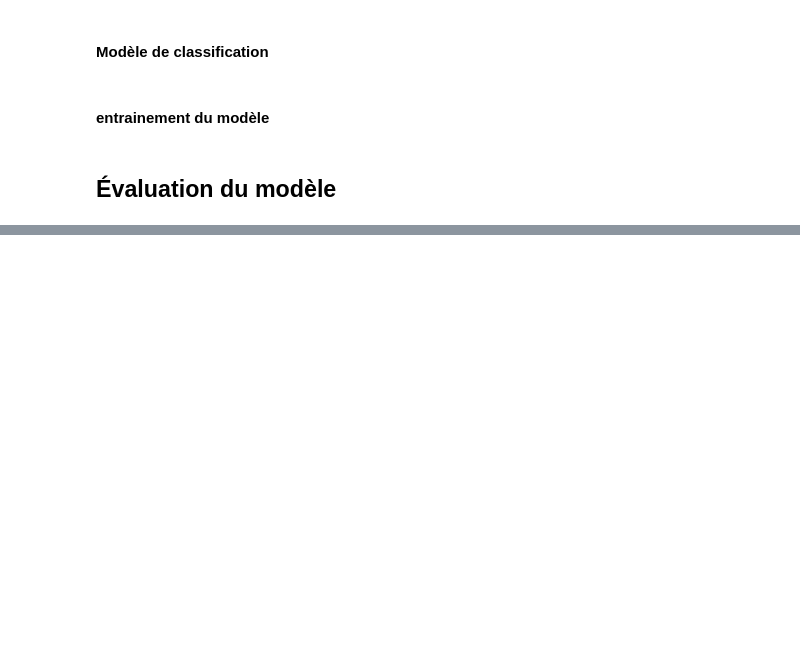
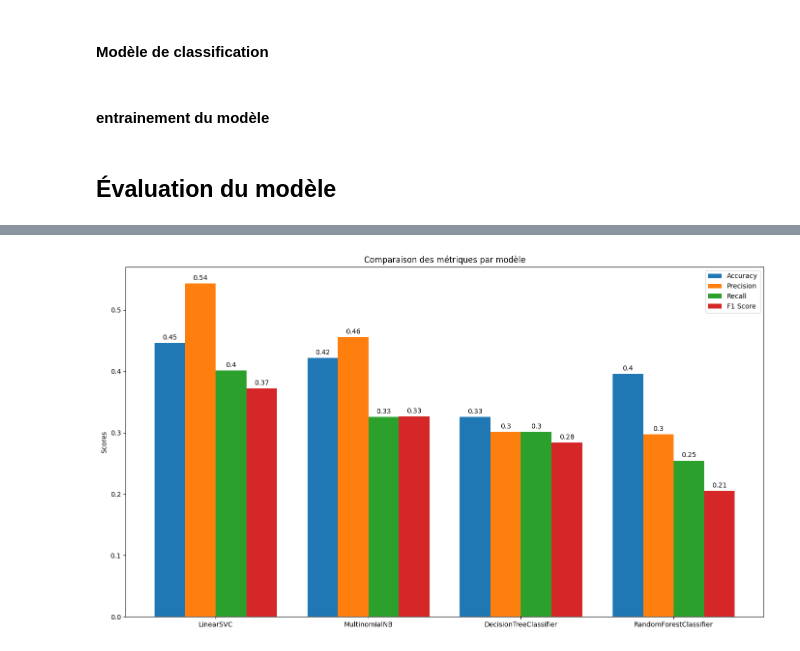
Before and after one commit to mdjamina/machine_learning, a Jupyter notebook: notebook/deft09_parlement.ipynb, the cells around one changed output, grey strips where cells are left out. Drawn from its saved outputs; the diff is of its cells as text; code cells hidden in the pictures; blank space fills up the shorter version.

```diff
--- a/notebook/deft09_parlement.ipynb
+++ b/notebook/deft09_parlement.ipynb
@@ -214,5 +220,4 @@ y_train[:5]
 # %% [output]
 array(['Verts-ALE', 'PPE-DE', 'Verts-ALE', 'PSE', 'PSE'], dtype=object)
 # %%
-x_train = data_train['text'].to_numpy()
-x_train[:5]
+x_train = data_train['text'].apply(lambda x: lemmatization(x)).to_numpy()
@@ -252,7 +263,7 @@ models = ((title,clf.fit(x_train, y_train)) for title,clf in pipelines.items())
 
 # Sauvegarder les modèles
 from joblib import dump, load
-for title, model in models:
+for title, model in models.items():
     dump(model, f'{title}.joblib')
 # %% [markdown]
 ## Évaluation du modèle
@@ -262,7 +273,7 @@ y_test = data_ref['parti'].to_numpy()
 # %%
 from sklearn import metrics
 
-for title, model in models:
+for title, model in models.items():
     predictions = model.predict(x_test)
     print(title)
     print(metrics.classification_report(y_test, predictions, output_dict=False))
@@ -312,0 +325,69 @@ plt.show()
+# %%
+from sklearn import metrics
+import matplotlib.pyplot as plt
+
+
+# Initialisation d'un dictionnaire pour stocker les métriques pour chaque modèle
+model_metrics = {}
+
+# Calcul des métriques pour chaque modèle
+for title, model in models.items():
+    predictions = model.predict(x_test)
+    model_metrics[title] = {
+        'accuracy': metrics.accuracy_score(y_test, predictions),
+        'precision': metrics.precision_score(y_test, predictions, average='macro'),
+        'recall': metrics.recall_score(y_test, predictions, average='macro'),
+        'f1': metrics.f1_score(y_test, predictions, average='macro')
+    }
+
+# Fonction pour tracer les graphiques à barres pour chaque métrique
+def plot_metric_comparison(metrics_dict):
+    labels = list(metrics_dict.keys())
+    accuracy_scores = [m['accuracy'] for m in metrics_dict.values()]
+    precision_scores = [m['precision'] for m in metrics_dict.values()]
+    recall_scores = [m['recall'] for m in metrics_dict.values()]
+    f1_scores = [m['f1'] for m in metrics_dict.values()]
+
+    x = np.arange(len(labels))  # localisation des labels
+    width = 0.2  # largeur des barres
+
+    fig, ax = plt.subplots(figsize=(14, 8))
+
+    # Création des barres pour chaque métrique
+    rects1 = ax.bar(x - width*1.5, accuracy_scores, width, label='Accuracy')
+    rects2 = ax.bar(x - width/2, precision_scores, width, label='Precision')
+    rects3 = ax.bar(x + width/2, recall_scores, width, label='Recall')
+    rects4 = ax.bar(x + width*1.5, f1_scores, width, label='F1 Score')
+
+    # Ajout de textes pour les labels, titre et axes personnalisés
+    ax.set_ylabel('Scores')
+    ax.set_title('Comparaison des métriques par modèle')
+    ax.set_xticks(x)
+    ax.set_xticklabels(labels)
+    ax.legend()
+
+    # Fonction pour attacher une étiquette au-dessus de chaque barre
+    def autolabel(rects):
+        """Attach a text label above each bar in *rects*, displaying its height."""
+        for rect in rects:
+            height = rect.get_height()
+            ax.annotate('{}'.format(round(height, 2)),
+                        xy=(rect.get_x() + rect.get_width() / 2, height),
+                        xytext=(0, 3),  # 3 points vertical offset
+                        textcoords="offset points",
+                        ha='center', va='bottom')
+
+    # Attacher les étiquettes
+    autolabel(rects1)
+    autolabel(rects2)
+    autolabel(rects3)
+    autolabel(rects4)
+
+    fig.tight_layout()
+
+    plt.show()
+
+# Appel de la fonction avec le dictionnaire de métriques
+plot_metric_comparison(model_metrics)
+# %% [output]
+[figure, added]
```
Also changed, not shown: parts of 18 cells of this notebook.
